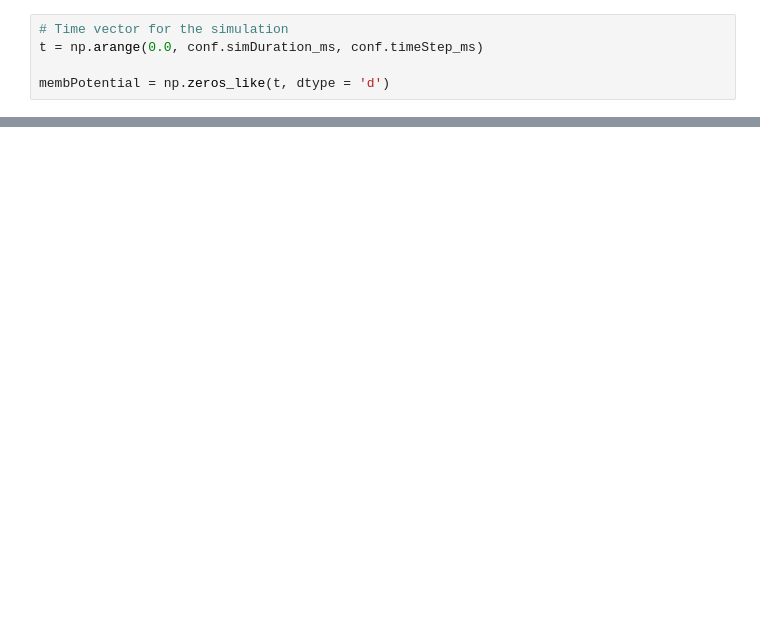
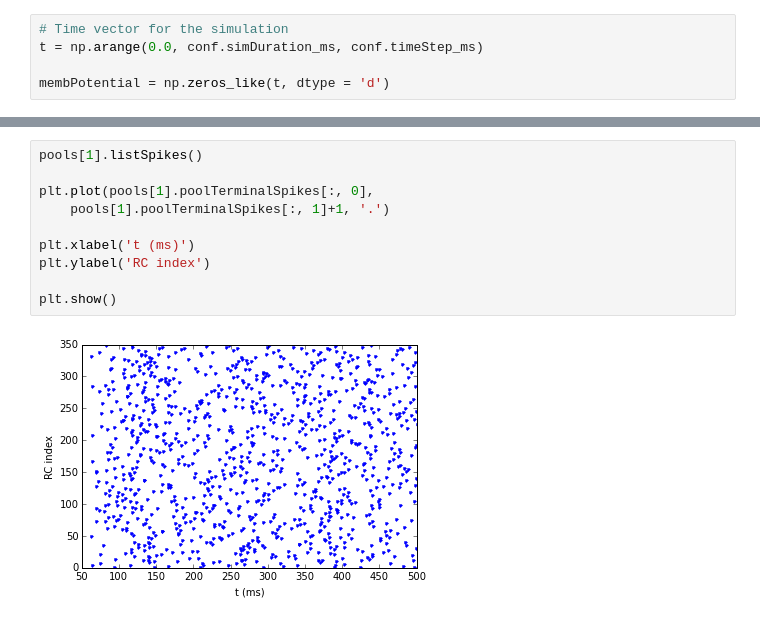
Before and after one commit to rnwatanabe/projectPR, a Jupyter notebook: ExampleNotebooks/InjectedCurrentRenshawCellPool.ipynb, the cells around one changed output, grey strips where cells are left out. Saved outputs shown, nothing was run; the diff lists cells and outputs as text; blank space fills up the shorter version.

```diff
--- a/ExampleNotebooks/InjectedCurrentRenshawCellPool.ipynb
+++ b/ExampleNotebooks/InjectedCurrentRenshawCellPool.ipynb
@@ -58 +76,13 @@ plt.show()
+# %%
+pools[1].listSpikes()
+
+plt.plot(pools[1].poolTerminalSpikes[:, 0],
+    pools[1].poolTerminalSpikes[:, 1]+1, '.')
+
+plt.xlabel('t (ms)')
+plt.ylabel('RC index')
+
+plt.show()
+# %% [output]
+[figure, added]
 # %%
```
Also changed, not shown: parts of 12 cells of this notebook, 14 other files.
